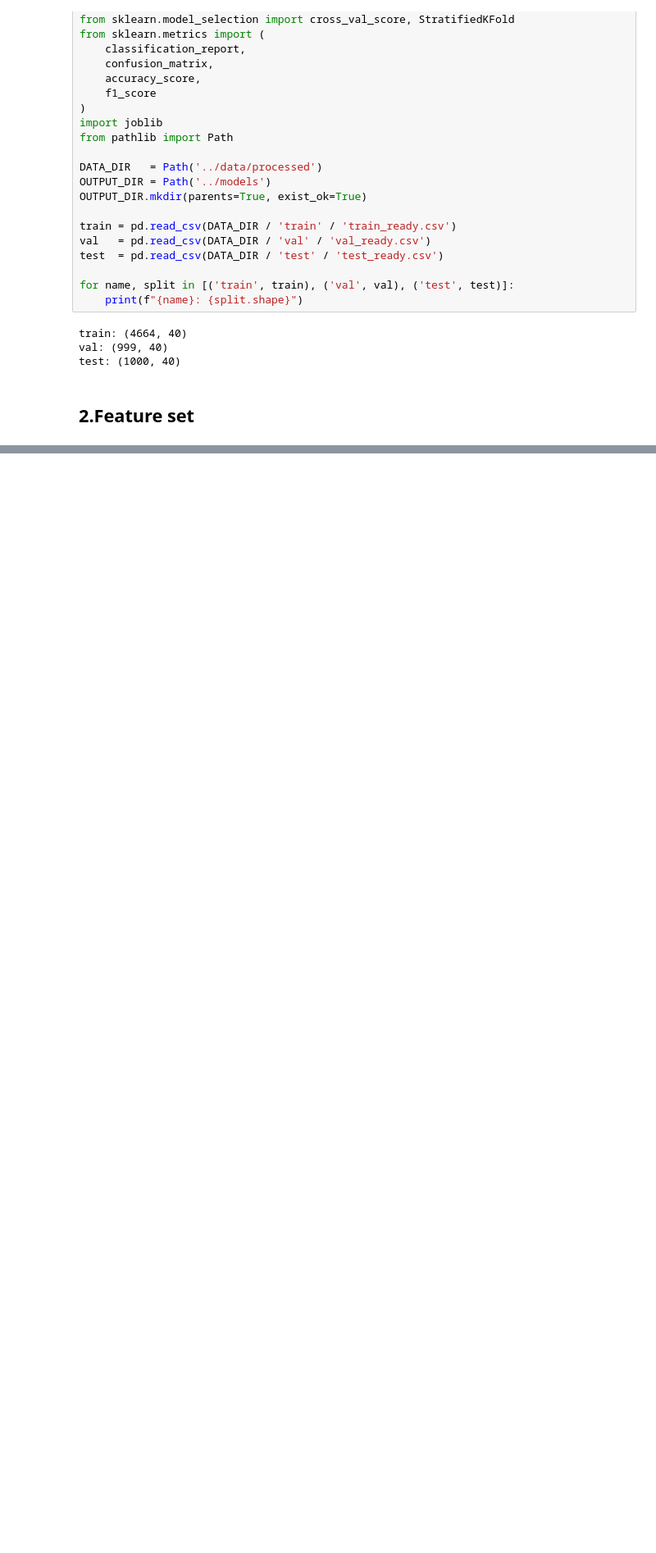
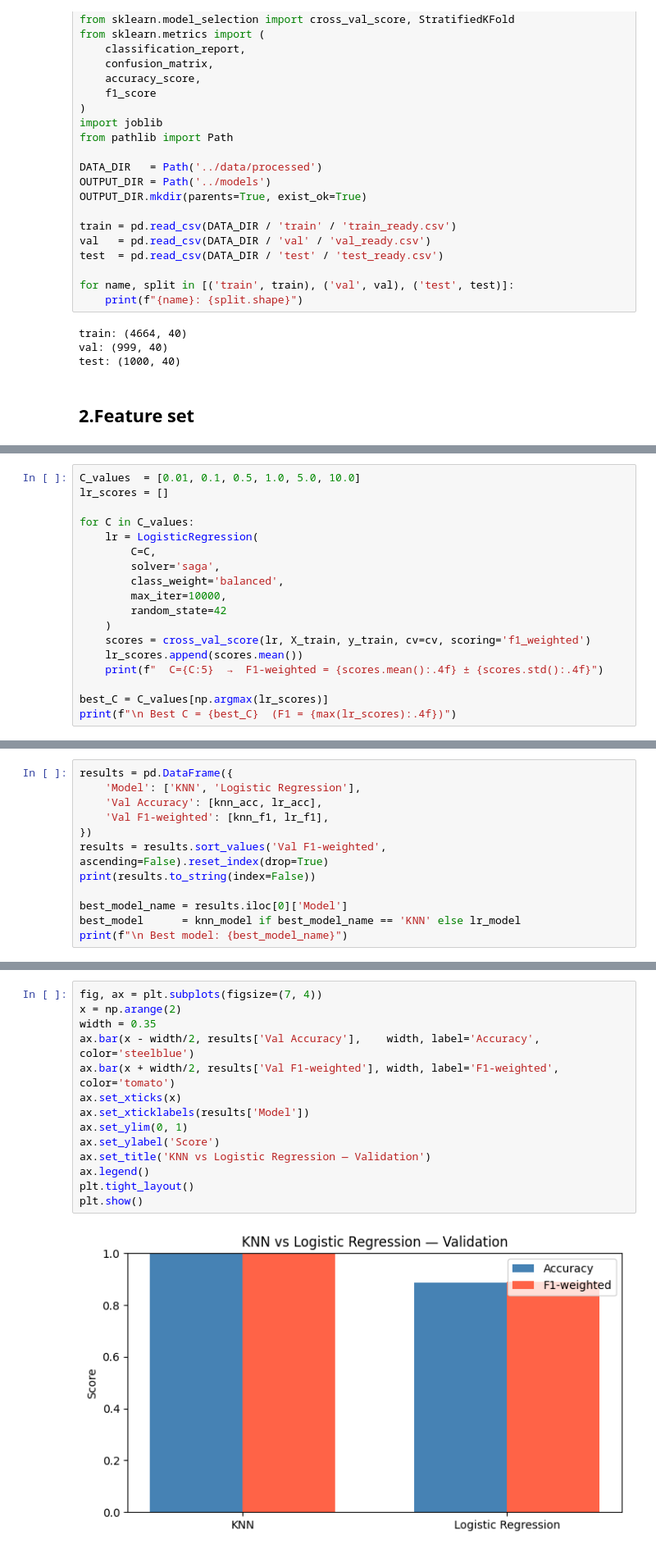
Before and after one commit to kaoutherbensaddek/AmphiLocator-ML, a Jupyter notebook: notebooks/04_KNN_LogReg.ipynb, the cells around one changed output, grey strips where cells are left out. Shown at 82% size. Cells and saved outputs as stored; diff of their text form; blank space fills up the shorter version.

```diff
--- a/notebooks/04_KNN_LogReg.ipynb
+++ b/notebooks/04_KNN_LogReg.ipynb
@@ -48,0 +226,18 @@ test: (1000, 40)
+# %%
+C_values  = [0.01, 0.1, 0.5, 1.0, 5.0, 10.0]
+lr_scores = []
+
+for C in C_values:
+    lr = LogisticRegression(
+        C=C,
+        solver='saga',
+        class_weight='balanced',
+        max_iter=10000,
+        random_state=42
+    )
+    scores = cross_val_score(lr, X_train, y_train, cv=cv, scoring='f1_weighted')
+    lr_scores.append(scores.mean())
+    print(f"  C={C:5}  →  F1-weighted = {scores.mean():.4f} ± {scores.std():.4f}")
+
+best_C = C_values[np.argmax(lr_scores)]
+print(f"\n Best C = {best_C}  (F1 = {max(lr_scores):.4f})")
@@ -48,0 +301,12 @@ test: (1000, 40)
+# %%
+results = pd.DataFrame({
+    'Model': ['KNN', 'Logistic Regression'],
+    'Val Accuracy': [knn_acc, lr_acc],
+    'Val F1-weighted': [knn_f1, lr_f1],
+})
+results = results.sort_values('Val F1-weighted', ascending=False).reset_index(drop=True)
+print(results.to_string(index=False))
+
+best_model_name = results.iloc[0]['Model']
+best_model      = knn_model if best_model_name == 'KNN' else lr_model
+print(f"\n Best model: {best_model_name}")
@@ -48,0 +319,16 @@ test: (1000, 40)
+# %%
+fig, ax = plt.subplots(figsize=(7, 4))
+x = np.arange(2)
+width = 0.35
+ax.bar(x - width/2, results['Val Accuracy'],    width, label='Accuracy',    color='steelblue')
+ax.bar(x + width/2, results['Val F1-weighted'], width, label='F1-weighted', color='tomato')
+ax.set_xticks(x)
+ax.set_xticklabels(results['Model'])
+ax.set_ylim(0, 1)
+ax.set_ylabel('Score')
+ax.set_title('KNN vs Logistic Regression — Validation')
+ax.legend()
+plt.tight_layout()
+plt.show()
+# %% [output]
+[figure, added]
```
Also changed, not shown: parts of 20 cells of this notebook, 2 other files.
